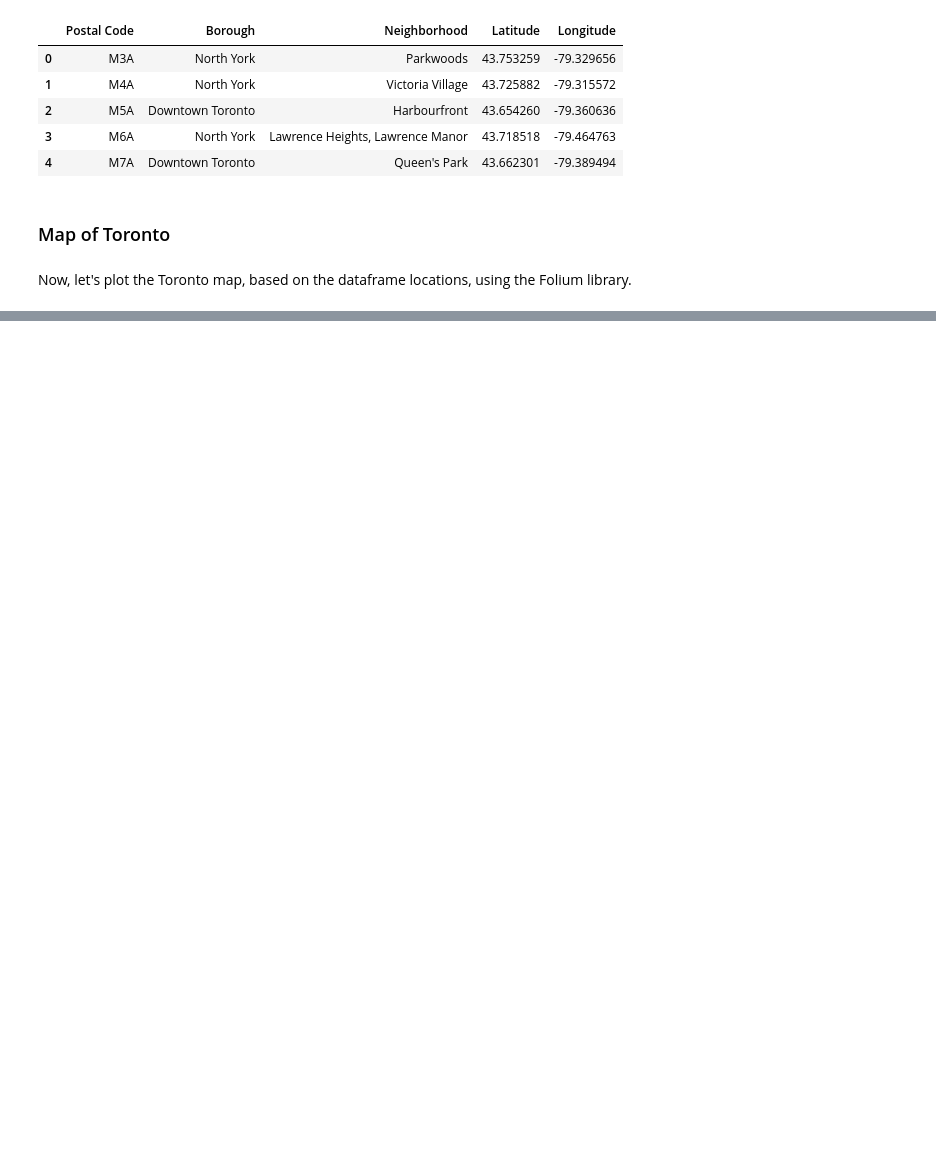
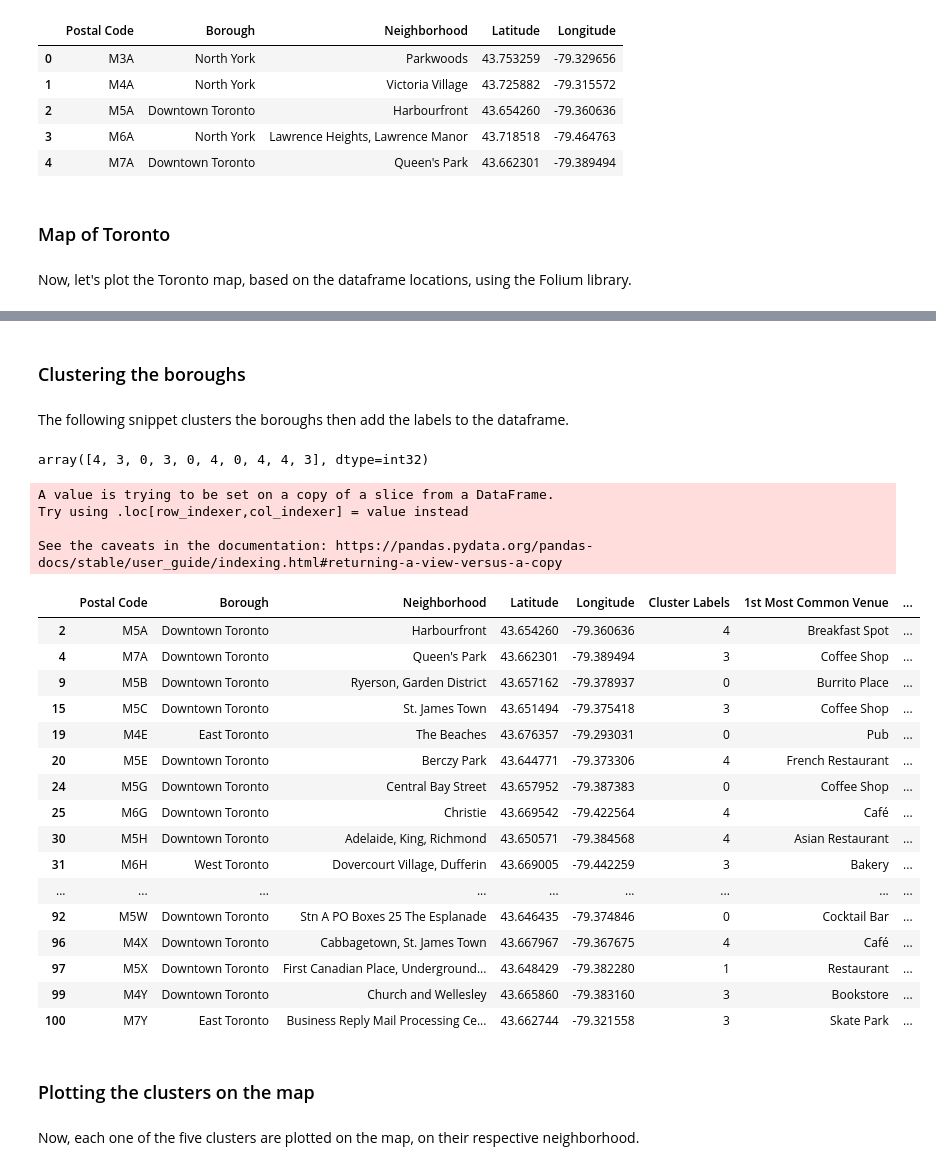
Before and after one commit to thiagobodruk/Coursera_Capstone, a Jupyter notebook: clustering_segmenting.ipynb, the cells around one changed output, grey strips where cells are left out. Drawn from its saved outputs; the diff is of its cells as text; code cells hidden in the pictures; blank space fills up the shorter version.

```diff
--- a/clustering_segmenting.ipynb
+++ b/clustering_segmenting.ipynb
@@ -167,0 +305,3 @@ NameError: name 'venues' is not defined
+# %%
+pivot_neighbor = pivot.groupby('Neighborhood').mean().reset_index()
+pivot_neighbor.head(7)
@@ -167,0 +322,19 @@ NameError: name 'venues' is not defined
+# %%
+def return_most_common_venues(row, num_top_venues):
+    row_categories = row.iloc[1:]
+    row_categories_sorted = row_categories.sort_values(ascending=False)
+    return row_categories_sorted.index.values[0:num_top_venues]
+# %%
+num_top_venues = 10
+indicators = ['st', 'nd', 'rd']
+columns = ['Neighborhood']
+for ind in np.arange(num_top_venues):
+    try:
+        columns.append('{}{} Most Common Venue'.format(ind+1, indicators[ind]))
+    except:
+        columns.append('{}th Most Common Venue'.format(ind+1))
+neighborhoods_venues_sorted = pd.DataFrame(columns=columns)
+neighborhoods_venues_sorted['Neighborhood'] = pivot_neighbor['Neighborhood']
+for ind in np.arange(pivot_neighbor.shape[0]):
+    neighborhoods_venues_sorted.iloc[ind, 1:] = return_most_common_venues(pivot_neighbor.iloc[ind, :], num_top_venues)
+neighborhoods_venues_sorted
@@ -167,0 +359,43 @@ NameError: name 'venues' is not defined
+# %% [markdown]
+### Clustering the boroughs
+# %% [markdown]
+The following snippet clusters the boroughs then add the labels to the dataframe.
+# %%
+k = 5
+neighborhood_grouped_clustering = pivot_neighbor.drop('Neighborhood', 1)
+kmeans = KMeans(n_clusters = k, random_state = 0)
+kmeans.fit(neighborhood_grouped_clustering)
+kmeans.labels_[0:10]
+# %% [output]
+array([4, 3, 0, 3, 0, 4, 0, 4, 4, 3], dtype=int32)
+# %%
+clusters = borough
+clusters['Cluster Labels'] = kmeans.labels_
+clusters = clusters.join(neighborhoods_venues_sorted.set_index('Neighborhood'), on='Neighborhood')
+clusters
+# %% [output]
+A value is trying to be set on a copy of a slice from a DataFrame.
+Try using .loc[row_indexer,col_indexer] = value instead
+
+See the caveats in the documentation: https://pandas.pydata.org/pandas-docs/stable/user_guide/indexing.html#returning-a-view-versus-a-copy
+|  | Postal Code | Borough | Neighborhood | Latitude | Longitude | Cluster Labels | 1st Most Common Venue | ... |
+| 2 | M5A | Downtown Toronto | Harbourfront | 43.654260 | -79.360636 | 4 | Breakfast Spot | ... |
+| 4 | M7A | Downtown Toronto | Queen's Park | 43.662301 | -79.389494 | 3 | Coffee Shop | ... |
+| 9 | M5B | Downtown Toronto | Ryerson, Garden District | 43.657162 | -79.378937 | 0 | Burrito Place | ... |
+| 15 | M5C | Downtown Toronto | St. James Town | 43.651494 | -79.375418 | 3 | Coffee Shop | ... |
+| 19 | M4E | East Toronto | The Beaches | 43.676357 | -79.293031 | 0 | Pub | ... |
+| 20 | M5E | Downtown Toronto | Berczy Park | 43.644771 | -79.373306 | 4 | French Restaurant | ... |
+| 24 | M5G | Downtown Toronto | Central Bay Street | 43.657952 | -79.387383 | 0 | Coffee Shop | ... |
+| 25 | M6G | Downtown Toronto | Christie | 43.669542 | -79.422564 | 4 | Café | ... |
+| 30 | M5H | Downtown Toronto | Adelaide, King, Richmond | 43.650571 | -79.384568 | 4 | Asian Restaurant | ... |
+| 31 | M6H | West Toronto | Dovercourt Village, Dufferin | 43.669005 | -79.442259 | 3 | Bakery | ... |
+| ... | ... | ... | ... | ... | ... | ... | ... | ... |
+| 92 | M5W | Downtown Toronto | Stn A PO Boxes 25 The Esplanade | 43.646435 | -79.374846 | 0 | Cocktail Bar | ... |
+| 96 | M4X | Downtown Toronto | Cabbagetown, St. James Town | 43.667967 | -79.367675 | 4 | Café | ... |
+| 97 | M5X | Downtown Toronto | First Canadian Place, Underground... | 43.648429 | -79.382280 | 1 | Restaurant | ... |
+| 99 | M4Y | Downtown Toronto | Church and Wellesley | 43.665860 | -79.383160 | 3 | Bookstore | ... |
+| 100 | M7Y | East Toronto | Business Reply Mail Processing Ce... | 43.662744 | -79.321558 | 3 | Skate Park | ... |
+# %% [markdown]
+### Plotting the clusters on the map
+# %% [markdown]
+Now, each one of the five clusters are plotted on the map, on their respective neighborhood.
```
Also changed, not shown: parts of 45 cells of this notebook.
